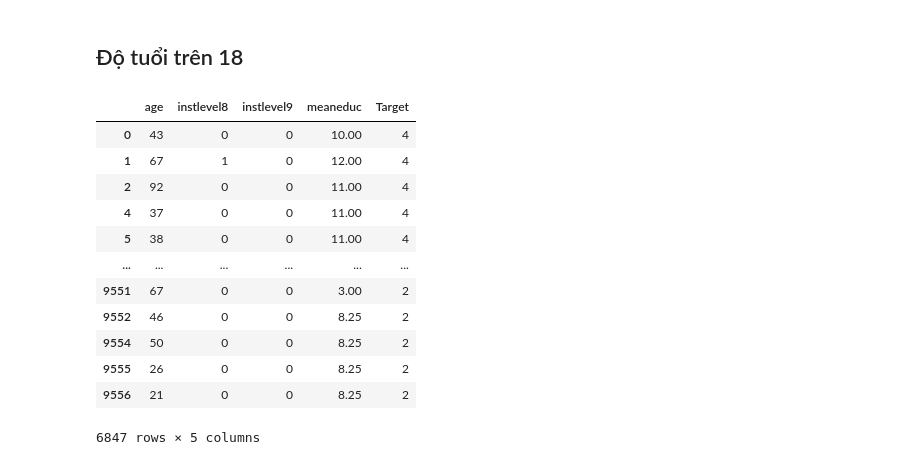
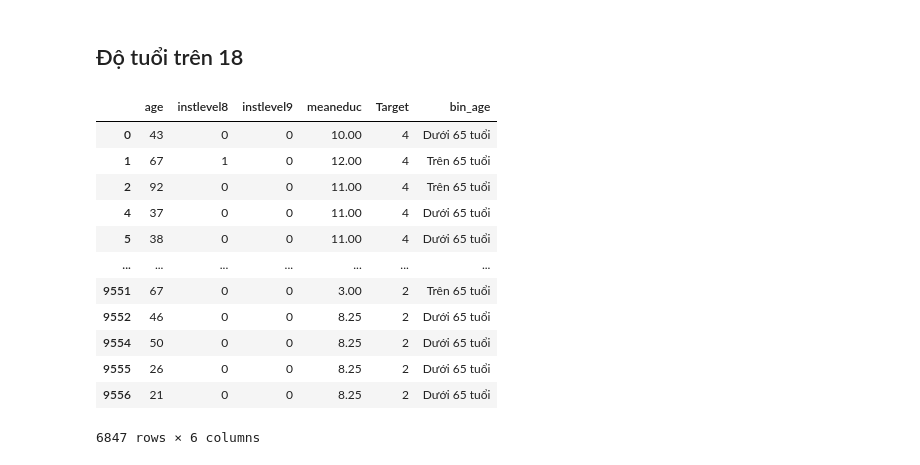
Before and after one commit to iam-Dylan/costa-rican-household, a Jupyter notebook: source/eda_DK.ipynb, the cells around one changed output. Drawn from its saved outputs; the diff is of its cells as text; code cells hidden in the pictures.

```diff
--- a/source/eda_DK.ipynb
+++ b/source/eda_DK.ipynb
@@ -222,18 +218,23 @@ plt.legend(['Hộ nghèo', 'Hộ cận nghèo', 'Hộ dễ bị tổn thương',
 # %%
 columns = np.array(['age', 'instlevel8', 'instlevel9', 'meaneduc', 'Target'])
 over_18 = all_data.loc[all_data['age'] > 18, columns].copy()
+
+over_18['bin_age'] = over_18['age']
+over_18.loc[age_data['age'] < 65, 'bin_age'] = 'Dưới 65 tuổi'
+over_18.loc[over_18['age'] >= 65, 'bin_age'] = 'Trên 65 tuổi'
+
 over_18
 # %% [output]
-|  | age | instlevel8 | instlevel9 | meaneduc | Target |
-| 0 | 43 | 0 | 0 | 10.00 | 4 |
-| 1 | 67 | 1 | 0 | 12.00 | 4 |
-| 2 | 92 | 0 | 0 | 11.00 | 4 |
-| 4 | 37 | 0 | 0 | 11.00 | 4 |
-| 5 | 38 | 0 | 0 | 11.00 | 4 |
-| ... | ... | ... | ... | ... | ... |
-| 9551 | 67 | 0 | 0 | 3.00 | 2 |
-| 9552 | 46 | 0 | 0 | 8.25 | 2 |
-| 9554 | 50 | 0 | 0 | 8.25 | 2 |
-| 9555 | 26 | 0 | 0 | 8.25 | 2 |
-| 9556 | 21 | 0 | 0 | 8.25 | 2 |
+|  | age | instlevel8 | instlevel9 | meaneduc | Target | bin_age |
+| 0 | 43 | 0 | 0 | 10.00 | 4 | Dưới 65 tuổi |
+| 1 | 67 | 1 | 0 | 12.00 | 4 | Trên 65 tuổi |
+| 2 | 92 | 0 | 0 | 11.00 | 4 | Trên 65 tuổi |
+| 4 | 37 | 0 | 0 | 11.00 | 4 | Dưới 65 tuổi |
+| 5 | 38 | 0 | 0 | 11.00 | 4 | Dưới 65 tuổi |
+| ... | ... | ... | ... | ... | ... | ... |
+| 9551 | 67 | 0 | 0 | 3.00 | 2 | Trên 65 tuổi |
+| 9552 | 46 | 0 | 0 | 8.25 | 2 | Dưới 65 tuổi |
+| 9554 | 50 | 0 | 0 | 8.25 | 2 | Dưới 65 tuổi |
+| 9555 | 26 | 0 | 0 | 8.25 | 2 | Dưới 65 tuổi |
+| 9556 | 21 | 0 | 0 | 8.25 | 2 | Dưới 65 tuổi |
-6847 rows × 5 columns
+6847 rows × 6 columns
```
Also changed, not shown: parts of 12 cells of this notebook.
